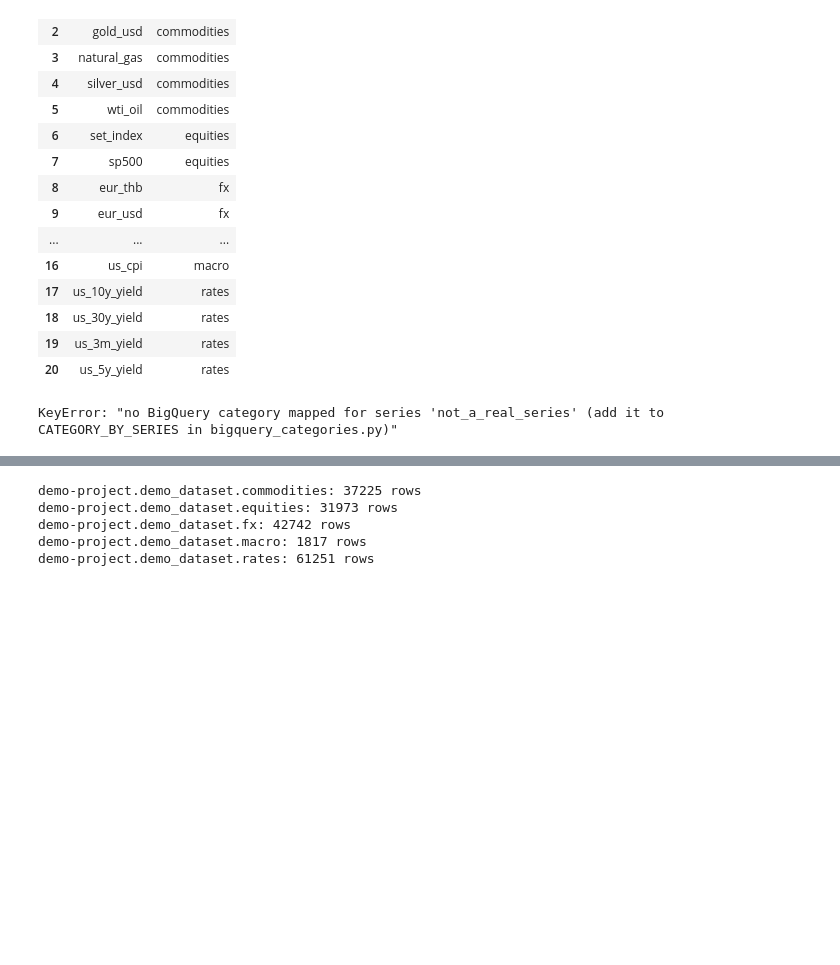
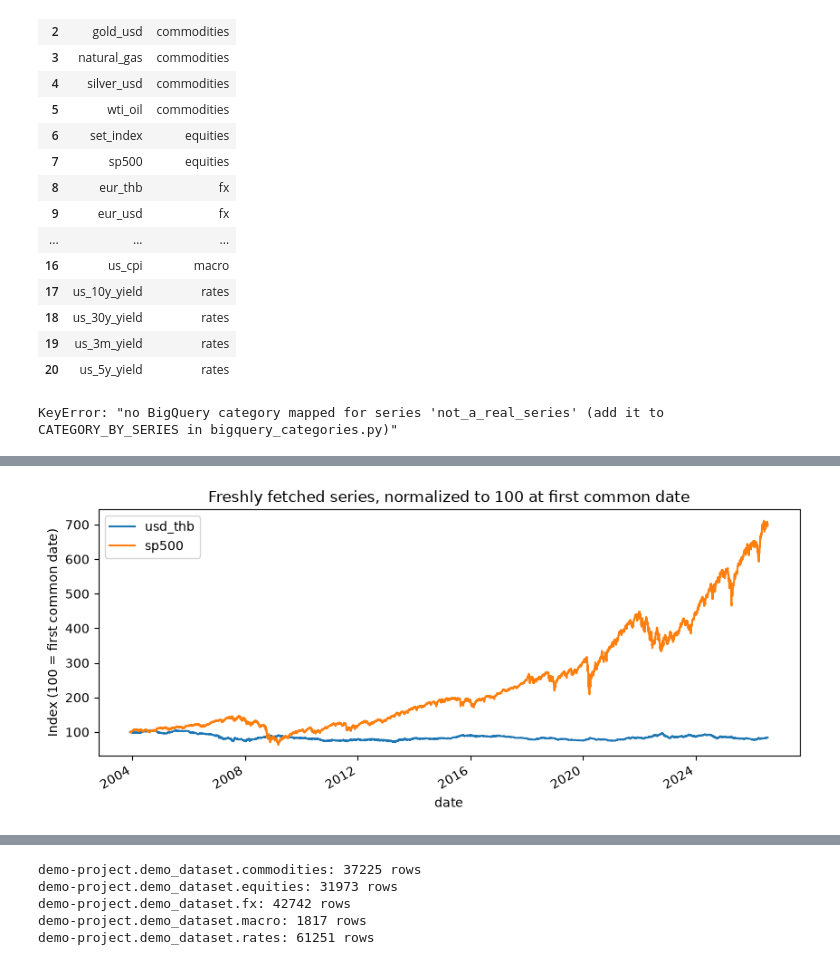
Before and after one commit to thatbeer/macro_data, a Jupyter notebook: notebooks/bigquery_loader_demo.ipynb, the cells around one changed output, grey strips where cells are left out. Saved outputs shown, nothing was run; the diff lists cells and outputs as text; code cells hidden in the pictures; blank space fills up the shorter version.

```diff
--- a/notebooks/bigquery_loader_demo.ipynb
+++ b/notebooks/bigquery_loader_demo.ipynb
@@ -188,0 +236,11 @@ raw fetch: 5873 rows, columns=['value'], index=date
+# %%
+compare_ids = [sid for sid in ("usd_thb", "sp500") if sid in raw_frames]
+combined = pd.DataFrame({sid: raw_frames[sid]["value"] for sid in compare_ids}).dropna()
+normalized = combined / combined.iloc[0] * 100
+
+fig, ax = plt.subplots(figsize=(10, 4))
+normalized.plot(ax=ax, title="Freshly fetched series, normalized to 100 at first common date")
+ax.set_ylabel("Index (100 = first common date)")
+plt.show()
+# %% [output]
+[figure, added]
```
Also changed, not shown: parts of 24 cells of this notebook.
